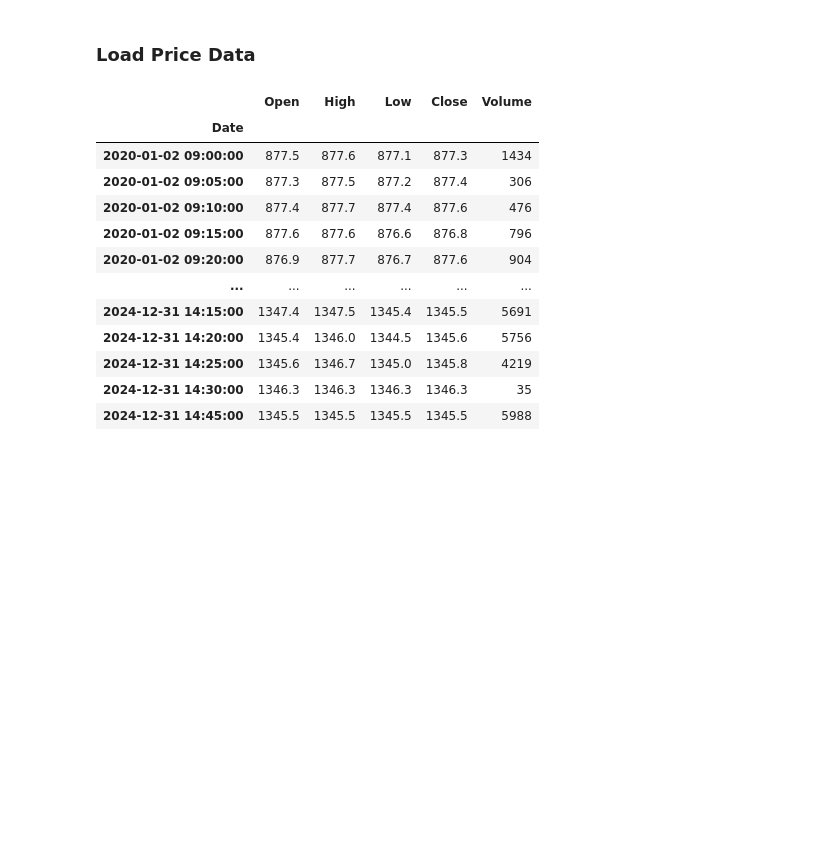
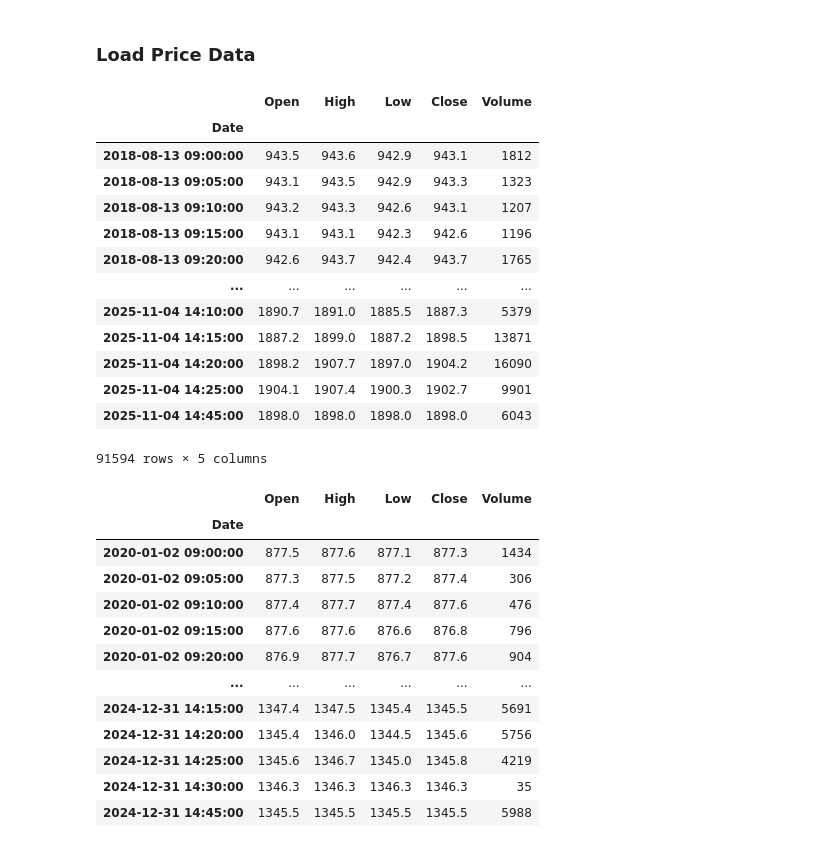
Before and after one commit to zuongthaotn/phantich-chungkhoan, a Jupyter notebook: VN30F1M/Day_High_Analytics.ipynb, the cells around one changed output. Saved outputs shown, nothing was run; the diff lists cells and outputs as text; code cells hidden in the pictures; blank space fills up the shorter version.

```diff
--- a/VN30F1M/Day_High_Analytics.ipynb
+++ b/VN30F1M/Day_High_Analytics.ipynb
@@ -31,3 +22,20 @@ else:
+# %%
+dataset
+# %% [output]
+|  | Open | High | Low | Close | Volume |
+| Date |  |  |  |  |  |
+| 2018-08-13 09:00:00 | 943.5 | 943.6 | 942.9 | 943.1 | 1812 |
+| 2018-08-13 09:05:00 | 943.1 | 943.5 | 942.9 | 943.3 | 1323 |
+| 2018-08-13 09:10:00 | 943.2 | 943.3 | 942.6 | 943.1 | 1207 |
+| 2018-08-13 09:15:00 | 943.1 | 943.1 | 942.3 | 942.6 | 1196 |
+| 2018-08-13 09:20:00 | 942.6 | 943.7 | 942.4 | 943.7 | 1765 |
+| ... | ... | ... | ... | ... | ... |
+| 2025-11-04 14:10:00 | 1890.7 | 1891.0 | 1885.5 | 1887.3 | 5379 |
+| 2025-11-04 14:15:00 | 1887.2 | 1899.0 | 1887.2 | 1898.5 | 13871 |
+| 2025-11-04 14:20:00 | 1898.2 | 1907.7 | 1897.0 | 1904.2 | 16090 |
+| 2025-11-04 14:25:00 | 1904.1 | 1907.4 | 1900.3 | 1902.7 | 9901 |
+| 2025-11-04 14:45:00 | 1898.0 | 1898.0 | 1898.0 | 1898.0 | 6043 |
+91594 rows × 5 columns
 # %%
 data = dataset.copy()
 # %%
```
Also changed, not shown: parts of 6 cells of this notebook, 3 other files.
